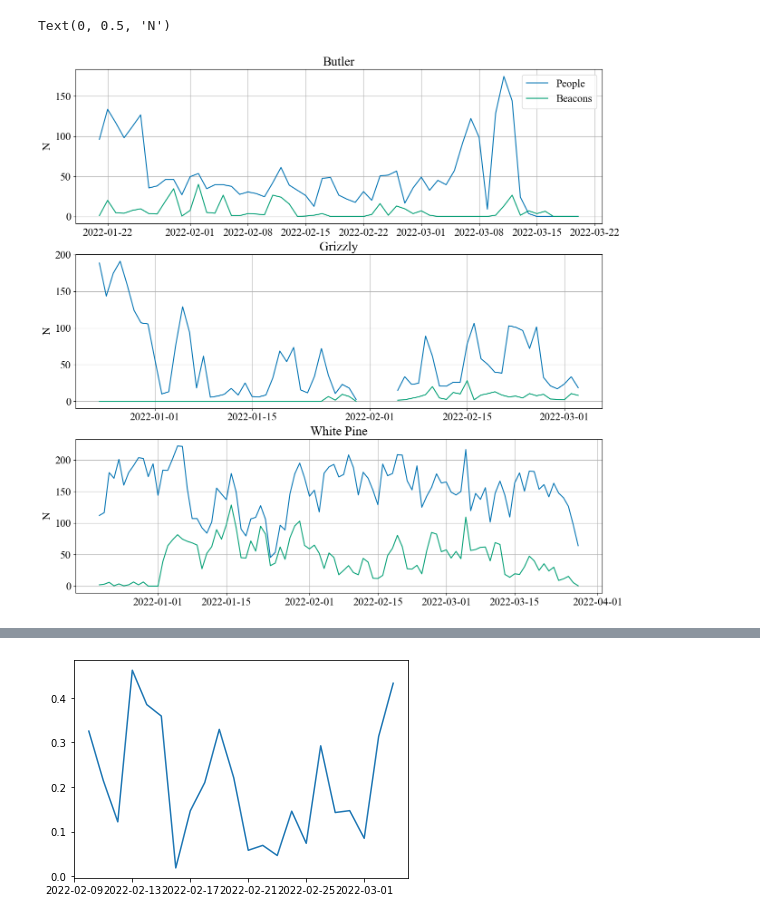
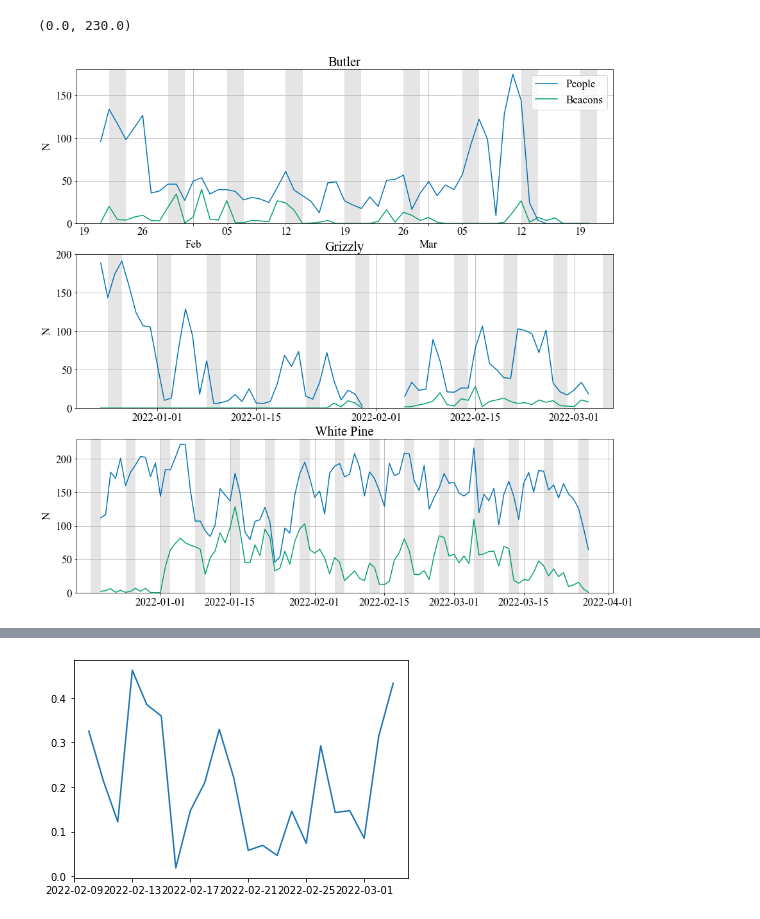
Before and after one commit to maria-analytics/UAC_WBA, a Jupyter notebook: UAC_TH_21_22.ipynb, the cells around one changed output, grey strips where cells are left out. Drawn from its saved outputs; the diff is of its cells as text; code cells hidden in the pictures.

Commit message:
added weekend shading to time series figure
also fixed poor variable naming and added some text around the data analysis

```diff
--- a/UAC_TH_21_22.ipynb
+++ b/UAC_TH_21_22.ipynb
@@ -19,8 +20,8 @@ data_griz = pd.read_csv(data_path_griz)
 data_wp = pd.read_csv(data_path_wp)
 # %%
 
-data_spruces['Converted Datetime'] = pd.DatetimeIndex(data_spruces['Converted Datetime'])
-data_spruces = data_spruces.set_index('Converted Datetime')
+data_butler['Converted Datetime'] = pd.DatetimeIndex(data_butler['Converted Datetime'])
+data_butler = data_butler.set_index('Converted Datetime')
 
 
 data_griz['Converted_Date'] = pd.DatetimeIndex(data_griz['Converted_Date'])
@@ -29,3 +30,12 @@ data_griz = data_griz.set_index('Converted_Date')
 
 data_wp['Converted_datetime'] = pd.DatetimeIndex(data_wp['Converted_datetime'])
 data_wp = data_wp.set_index('Converted_datetime')
+
+dnight_butler = data_butler.between_time('0:00:00', '6:00:00')
+dnight_griz = data_griz.between_time('0:00:00', '6:00:00')
+dnight_wp = data_wp.between_time('0:00:00', '6:00:00')
+
+#dnight = dnight.set_index('Converted_Date')
+dmax_butler = dnight_butler.resample('D').max()
+dmax_griz = dnight_griz.resample('D').max()
+dmax_wp = dnight_wp.resample('D').max()
@@ -42,6 +42,6 @@ dmax_wp = dnight_wp.resample('D').max()
 # %%
-dtot_spruces = data_spruces.resample('D').sum()
-dfinal_spruces = dtot_spruces - dmax_spruces
+dtot_butler = data_butler.resample('D').sum()
+dfinal_butler = dtot_butler - dmax_butler
 
 dtot_griz= data_griz.resample('D').sum()
 dfinal_griz = dtot_griz - dmax_griz
@@ -49,32 +49,58 @@ dfinal_griz = dtot_griz - dmax_griz
 dtot_wp = data_wp.resample('D').sum()
 dfinal_wp = dtot_wp - dmax_wp
 # %%
+
 fig, axs = plt.subplots(3)
 fig.set_figheight(15)
 fig.set_figwidth(15)
 
-axs[0].plot(dfinal_spruces['People'][:60]/2,label = "People")
-axs[0].plot(dfinal_spruces['Beacons'][:60]/2,label = "Beacons")
+axs[0].plot(dfinal_butler['People'][:60]/2,label = "People")
+axs[0].plot(dfinal_butler['Beacons'][:60]/2,label = "Beacons")
 axs[0].grid()
 axs[0].title.set_text('Butler')
 axs[0].legend()
 axs[0].set_ylabel('N')
+
+# Highlight weekends based on the x-axis units
+xmin, xmax = axs[0].get_xlim()
+days = np.arange(np.floor(xmin), np.ceil(xmax)+2)
+weekends = [(dt.weekday()>=5)|(dt.weekday()==0) for dt in mdates.num2date(days)]
+axs[0].fill_between(days, *axs[0].get_ylim(), where=weekends, facecolor='k', alpha=.1)
+axs[0].set_xlim(xmin, xmax) # set limits back to default values
+axs[0].set_ylim([0,180])
+
 
 axs[1].plot(dfinal_griz['People']/2)
 axs[1].plot(dfinal_griz['Beacons']/2)
 axs[1].title.set_text('Grizzly')
 axs[1].grid()
 axs[1].set_ylabel('N')
 
+# Highlight weekends based on the x-axis units
+xmin, xmax = axs[1].get_xlim()
+days = np.arange(np.floor(xmin), np.ceil(xmax)+2)
+weekends = [(dt.weekday()>=5)|(dt.weekday()==0) for dt in mdates.num2date(days)]
+axs[1].fill_between(days, *axs[1].get_ylim(), where=weekends, facecolor='k', alpha=.1)
+axs[1].set_xlim(xmin, xmax) # set limits back to default values
+axs[1].set_ylim([0,200])
+
 axs[2].plot(dfinal_wp['People'][:110]/2)
 axs[2].plot(dfinal_wp['Beacons'][:110]/2)
 axs[2].grid()
 axs[2].title.set_text('White Pine')
 axs[2].set_ylabel('N')
 
+# Highlight weekends based on the x-axis units
+xmin, xmax = axs[2].get_xlim()
+days = np.arange(np.floor(xmin), np.ceil(xmax)+2)
+weekends = [(dt.weekday()>=5)|(dt.weekday()==0) for dt in mdates.num2date(days)]
+axs[2].fill_between(days, *axs[2].get_ylim(), where=weekends, facecolor='k', alpha=.1)
+axs[2].set_xlim(xmin, xmax) # set limits back to default values
+axs[2].set_ylim([0,230])
+
 
 # Hide x labels and tick labels for all but bottom plot.
 # %% [output]
-Text(0, 0.5, 'N')
+(0.0, 230.0)
-[figure, old version]
+[figure, new version]
 # %%
```
Also changed, not shown: parts of 5 cells of this notebook.
